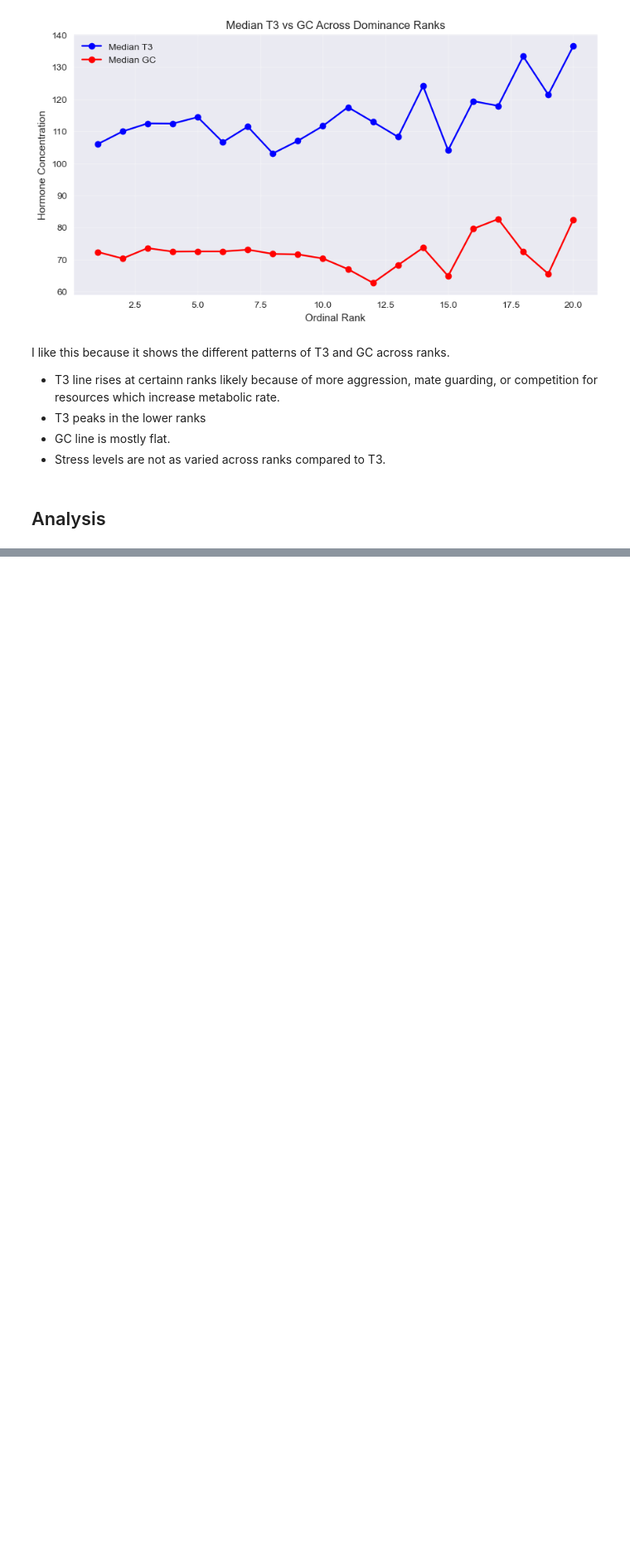
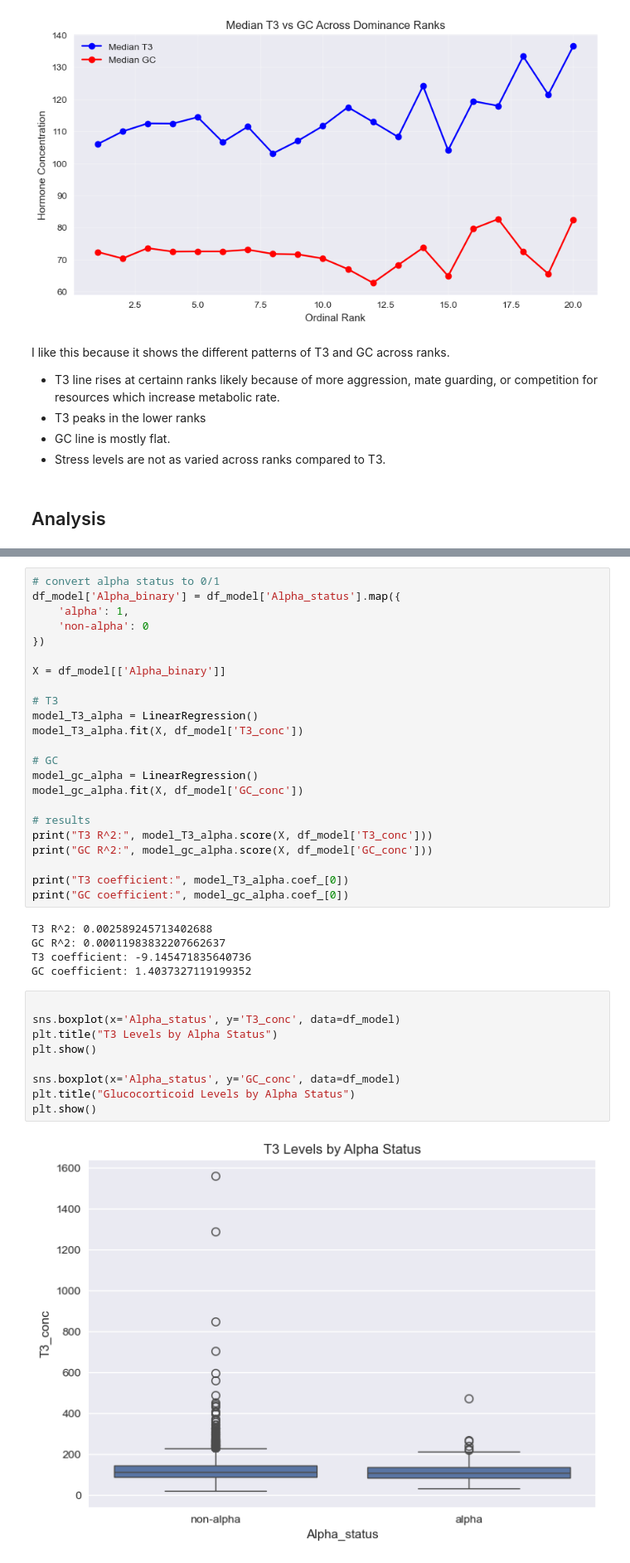
Before and after one commit to abigailrz/2025_FinalProject_Monke, a Jupyter notebook: PSY371F_FinalProject-Zaina.ipynb, the cells around one changed output, grey strips where cells are left out. Shown at 83% size. Saved outputs shown, nothing was run; the diff lists cells and outputs as text; blank space fills up the shorter version.

```diff
--- a/PSY371F_FinalProject-Zaina.ipynb
+++ b/PSY371F_FinalProject-Zaina.ipynb
@@ -224,0 +273,39 @@ plt.show()
+# %%
+# convert alpha status to 0/1
+df_model['Alpha_binary'] = df_model['Alpha_status'].map({
+    'alpha': 1,
+    'non-alpha': 0
+})
+
+X = df_model[['Alpha_binary']]
+
+# T3
+model_T3_alpha = LinearRegression()
+model_T3_alpha.fit(X, df_model['T3_conc'])
+
+# GC
+model_gc_alpha = LinearRegression()
+model_gc_alpha.fit(X, df_model['GC_conc'])
+
+# results
+print("T3 R^2:", model_T3_alpha.score(X, df_model['T3_conc']))
+print("GC R^2:", model_gc_alpha.score(X, df_model['GC_conc']))
+
+print("T3 coefficient:", model_T3_alpha.coef_[0])
+print("GC coefficient:", model_gc_alpha.coef_[0])
+# %% [output]
+T3 R^2: 0.002589245713402688
+GC R^2: 0.00011983832207662637
+T3 coefficient: -9.145471835640736
+GC coefficient: 1.4037327119199352
+# %%
+
+sns.boxplot(x='Alpha_status', y='T3_conc', data=df_model)
+plt.title("T3 Levels by Alpha Status")
+plt.show()
+
+sns.boxplot(x='Alpha_status', y='GC_conc', data=df_model)
+plt.title("Glucocorticoid Levels by Alpha Status")
+plt.show()
+# %% [output]
+[figure, added]
```
Also changed, not shown: parts of 17 cells of this notebook.
